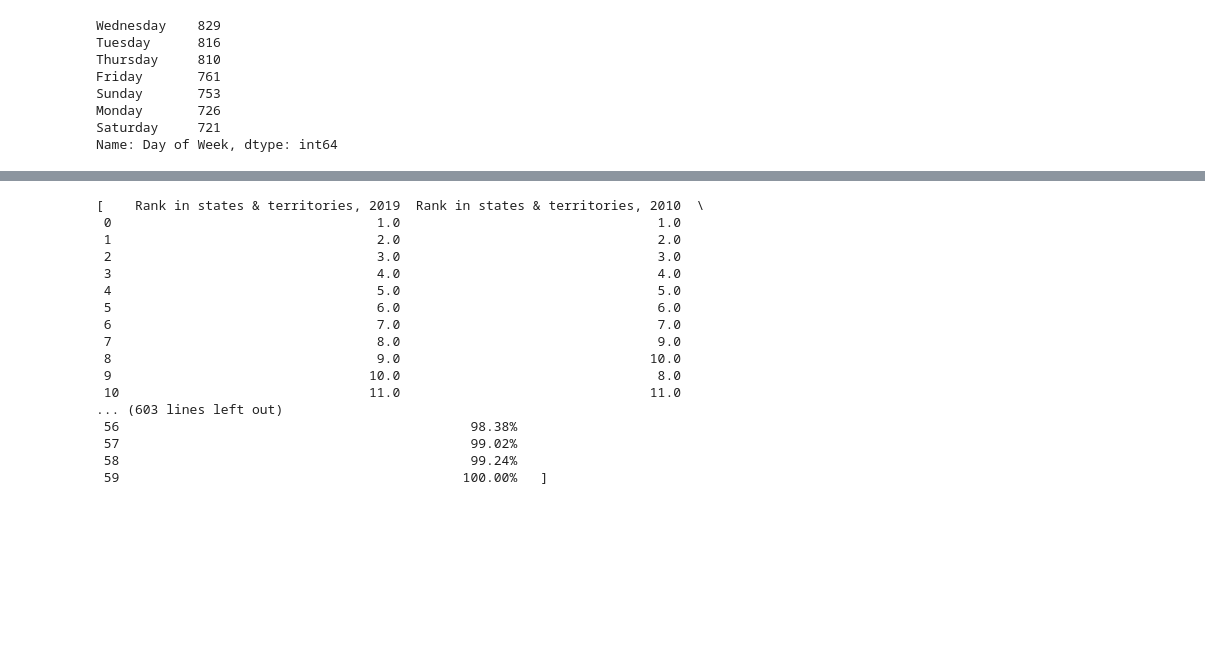
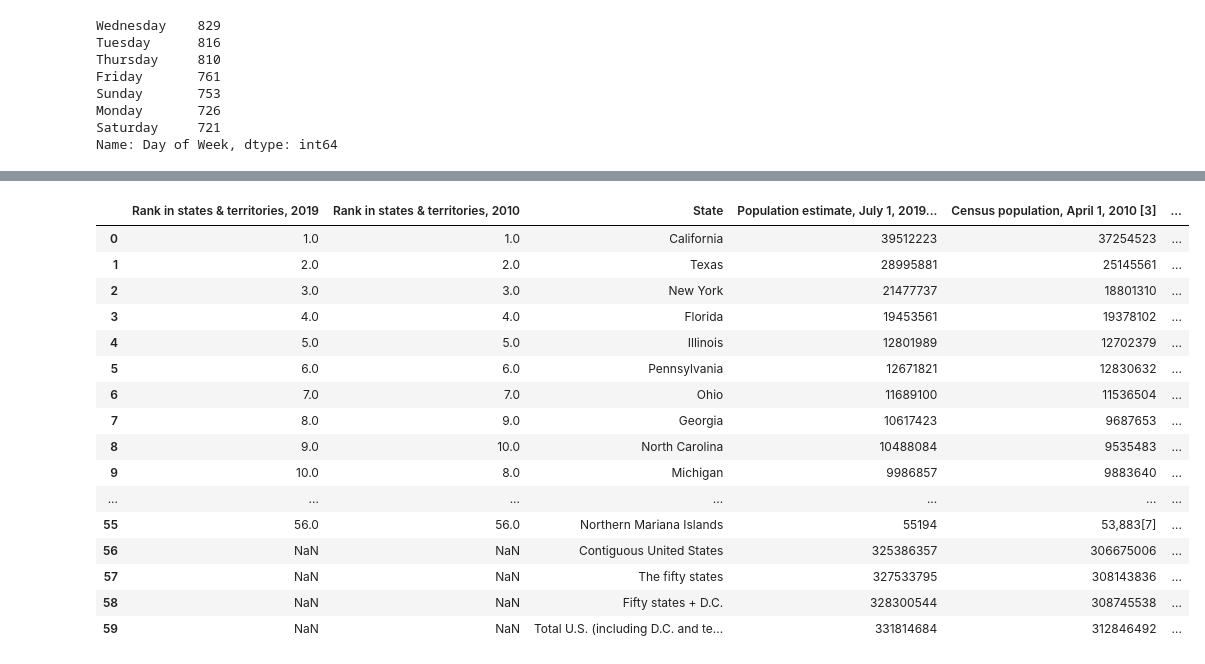
Before and after one commit to PiotrWitaszek/Crime, a Jupyter notebook: Crime.ipynb, the cells around one changed output, grey strips where cells are left out. Drawn from its saved outputs; the diff is of its cells as text; code cells hidden in the pictures; blank space fills up the shorter version.

```diff
--- a/Crime.ipynb
+++ b/Crime.ipynb
@@ -82,26 +102,26 @@ data3.plot(kind='bar')
 # %%
 #5 Wczytaj do projektu dane dotyczące populacji w poszczególnych stanach USA oraz dane dotyczące skrótów poszczególnych stanów.
 # Połącz te bazy danych w taki sposób, aby móc policzyć do ilu incydentów w bazie dotyczącej śmiertelnych interwencji doszło w przeliczeniu na 1000 mieszkańców każdego ze stanów.
 data4 = pd.read_html('https://simple.wikipedia.org/wiki/List_of_U.S._states_by_population', header=0)
-data4
-#pytania 2 - czy muszę z listy robić dataframe i jeśli tak to mogę zrobić to tak, że do df pobieram tylko 2 kolumny, czy pobieram całość i robię drop?
+data4[0]
+#Pupulację brać z jakiegoś konkretnego roku czy uśredniać?
 # %% [output]
-[    Rank in states & territories, 2019  Rank in states & territories, 2010  \
- 0                                  1.0                                 1.0
- 1                                  2.0                                 2.0
- 2                                  3.0                                 3.0
- 3                                  4.0                                 4.0
- 4                                  5.0                                 5.0
- 5                                  6.0                                 6.0
- 6                                  7.0                                 7.0
- 7                                  8.0                                 9.0
- 8                                  9.0                                10.0
- 9                                 10.0                                 8.0
- 10                                11.0                                11.0
-... (603 lines left out)
- 56                                             98.38%
- 57                                             99.02%
- 58                                             99.24%
- 59                                            100.00%   ]
+|  | Rank in states & territories, 2019 | Rank in states & territories, 2010 | State | Population estimate, July 1, 2019... | Census population, April 1, 2010 [3] | ... |
+| 0 | 1.0 | 1.0 | California | 39512223 | 37254523 | ... |
+| 1 | 2.0 | 2.0 | Texas | 28995881 | 25145561 | ... |
+| 2 | 3.0 | 3.0 | New York | 21477737 | 18801310 | ... |
+| 3 | 4.0 | 4.0 | Florida | 19453561 | 19378102 | ... |
+| 4 | 5.0 | 5.0 | Illinois | 12801989 | 12702379 | ... |
+| 5 | 6.0 | 6.0 | Pennsylvania | 12671821 | 12830632 | ... |
+| 6 | 7.0 | 7.0 | Ohio | 11689100 | 11536504 | ... |
+| 7 | 8.0 | 9.0 | Georgia | 10617423 | 9687653 | ... |
+| 8 | 9.0 | 10.0 | North Carolina | 10488084 | 9535483 | ... |
+| 9 | 10.0 | 8.0 | Michigan | 9986857 | 9883640 | ... |
+| ... | ... | ... | ... | ... | ... | ... |
+| 55 | 56.0 | 56.0 | Northern Mariana Islands | 55194 | 53,883[7] | ... |
+| 56 | NaN | NaN | Contiguous United States | 325386357 | 306675006 | ... |
+| 57 | NaN | NaN | The fifty states | 327533795 | 308143836 | ... |
+| 58 | NaN | NaN | Fifty states + D.C. | 328300544 | 308745538 | ... |
+| 59 | NaN | NaN | Total U.S. (including D.C. and te... | 331814684 | 312846492 | ... |
 # %%
 data6 = pd.read_html('https://en.wikipedia.org/wiki/List_of_U.S._state_and_territory_abbreviations', header=0)
```
Also changed, not shown: parts of 5 cells of this notebook.
